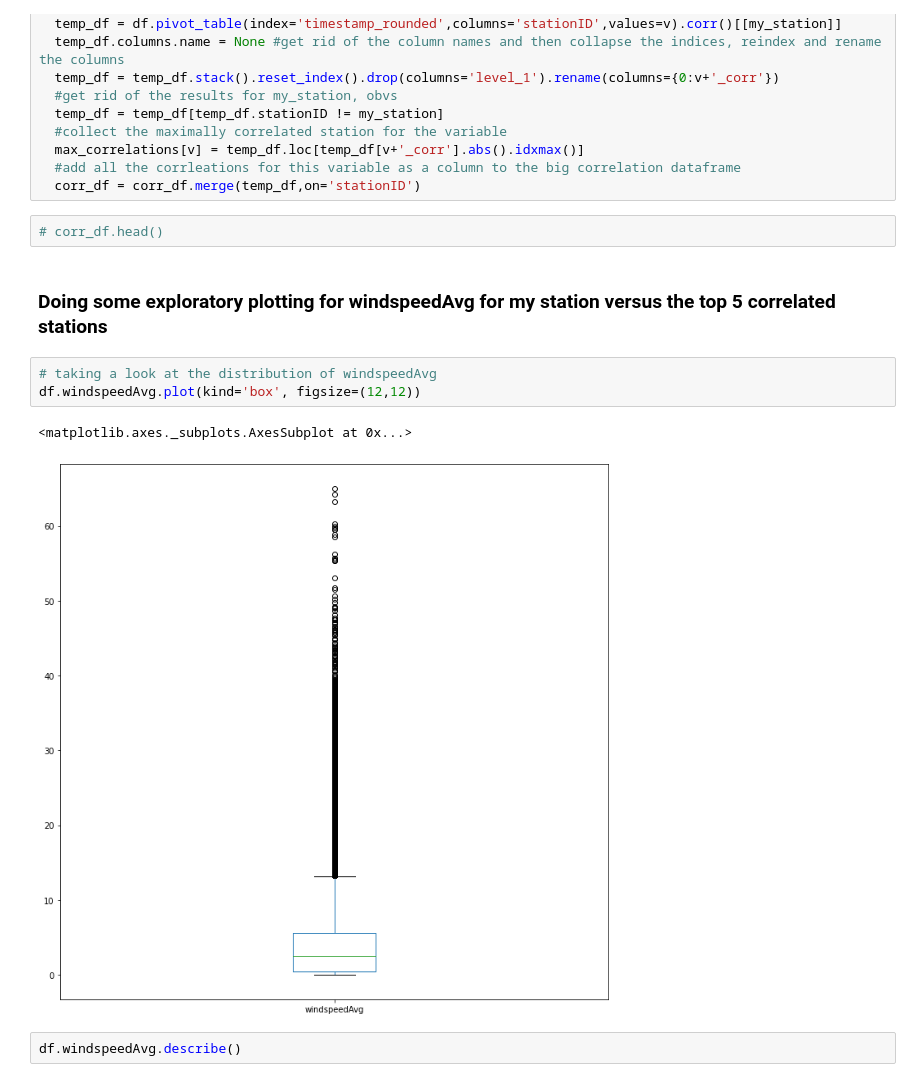
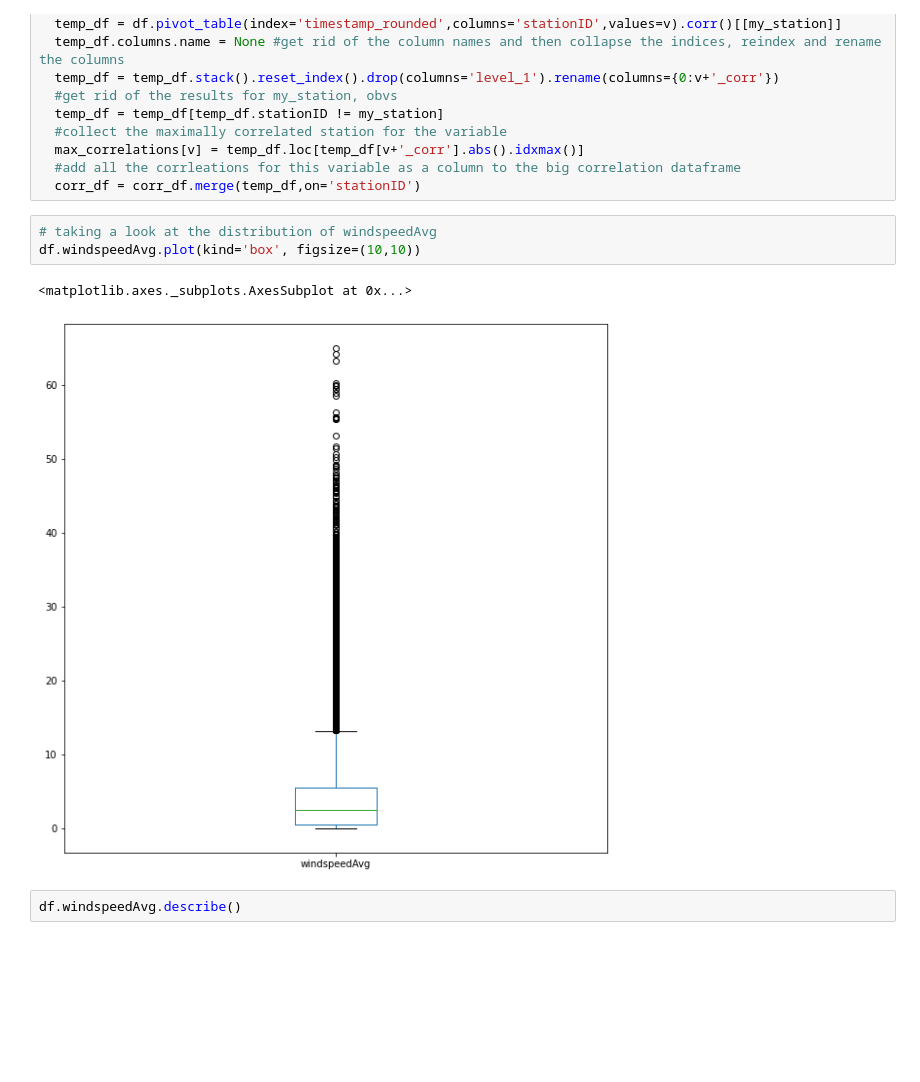
Before and after one commit to riverdogcabin/PSDS4900, a Jupyter notebook: wu_observation_modeling.ipynb, the cells around one changed output. Saved outputs shown, nothing was run; the diff lists cells and outputs as text; blank space fills up the shorter version.

```diff
--- a/wu_observation_modeling.ipynb
+++ b/wu_observation_modeling.ipynb
@@ -184,16 +191,12 @@ for v in columns_to_pull:
   max_correlations[v] = temp_df.loc[temp_df[v+'_corr'].abs().idxmax()]
   #add all the corrleations for this variable as a column to the big correlation dataframe
   corr_df = corr_df.merge(temp_df,on='stationID')
-# %%
-# corr_df.head()
-# %% [markdown]
-### Doing some exploratory plotting for windspeedAvg for my station versus the top 5 correlated stations
 # %%
 # taking a look at the distribution of windspeedAvg
-df.windspeedAvg.plot(kind='box', figsize=(12,12))
+df.windspeedAvg.plot(kind='box', figsize=(10,10))
 # %% [output]
 <matplotlib.axes._subplots.AxesSubplot at 0x...>
-[figure, old version]
+[figure, new version]
 # %%
 df.windspeedAvg.describe()
 # %% [output]
```
Also changed, not shown: parts of 58 cells of this notebook.
